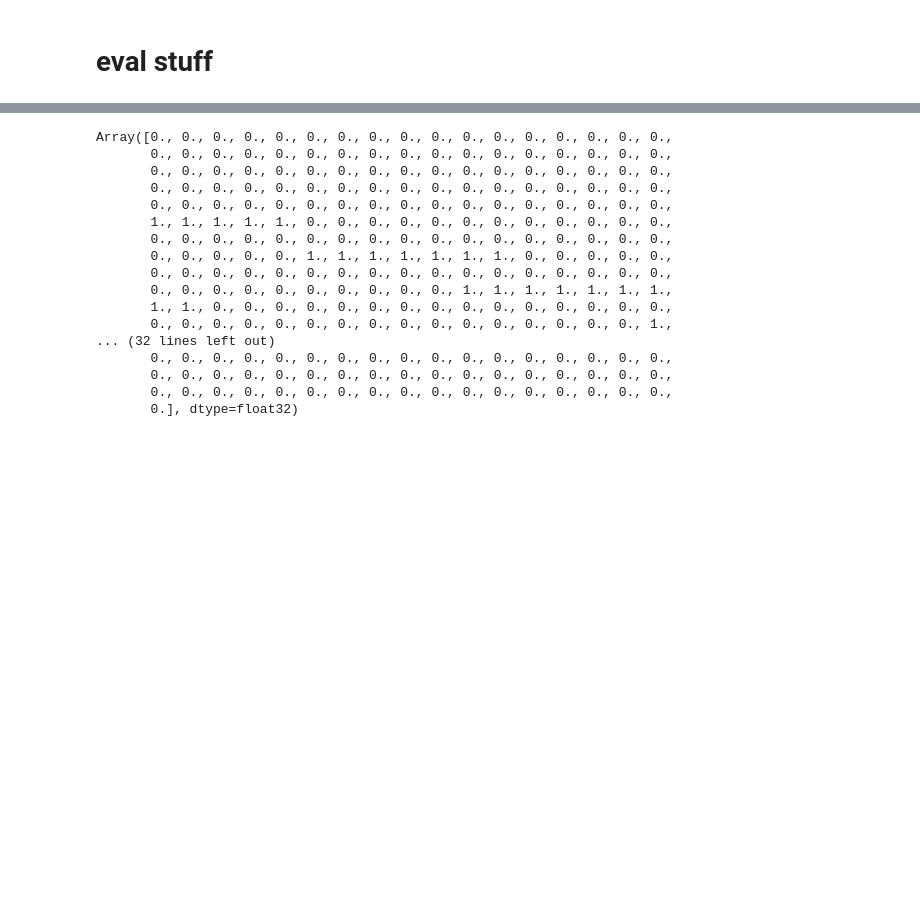
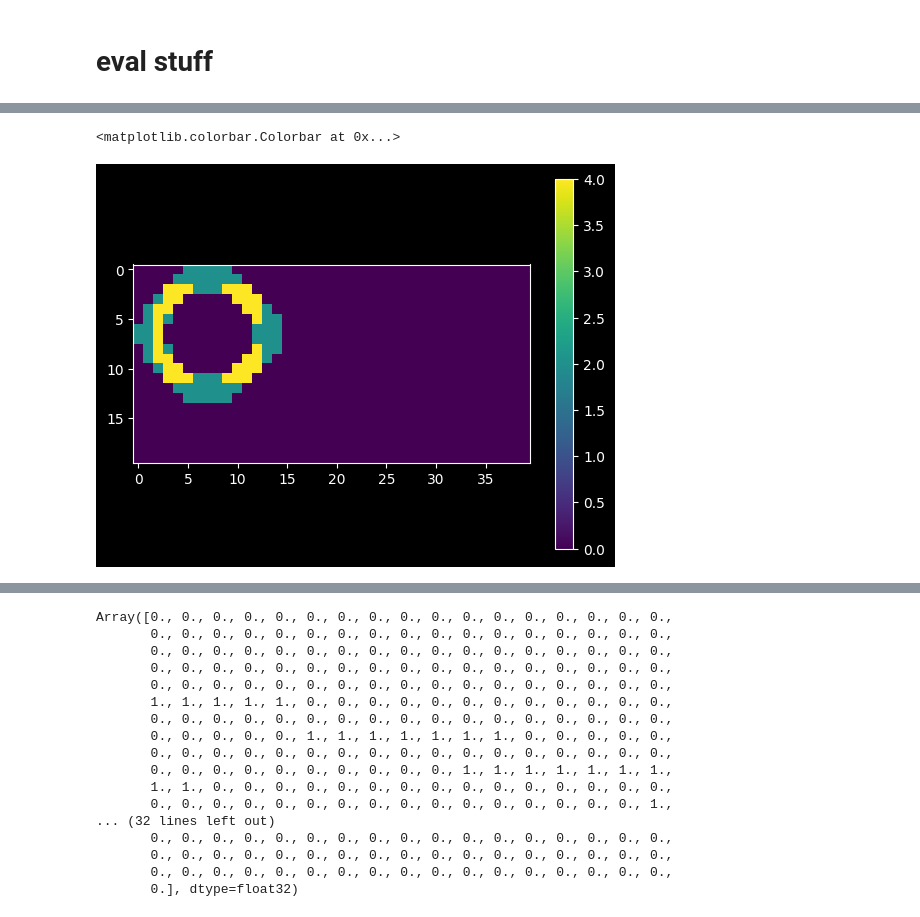
Before and after one commit to Stazi-101/THCsim, a Jupyter notebook: test_nb.ipynb, the cells around one changed output, grey strips where cells are left out. Saved outputs shown, nothing was run; the diff lists cells and outputs as text; code cells hidden in the pictures; blank space fills up the shorter version.

```diff
--- a/test_nb.ipynb
+++ b/test_nb.ipynb
@@ -159,0 +273,7 @@ resuling_matrix2 = jacobi(jnp.zeros(20*40))
+# %%
+non_symmetric_cells = jnp.abs((resuling_matrix - resuling_matrix.T)).sum(axis = 1).reshape((20,40))
+plt.imshow(non_symmetric_cells)
+plt.colorbar()
+# %% [output]
+<matplotlib.colorbar.Colorbar at 0x...>
+[figure, added]
```
Also changed, not shown: parts of 15 cells of this notebook.
